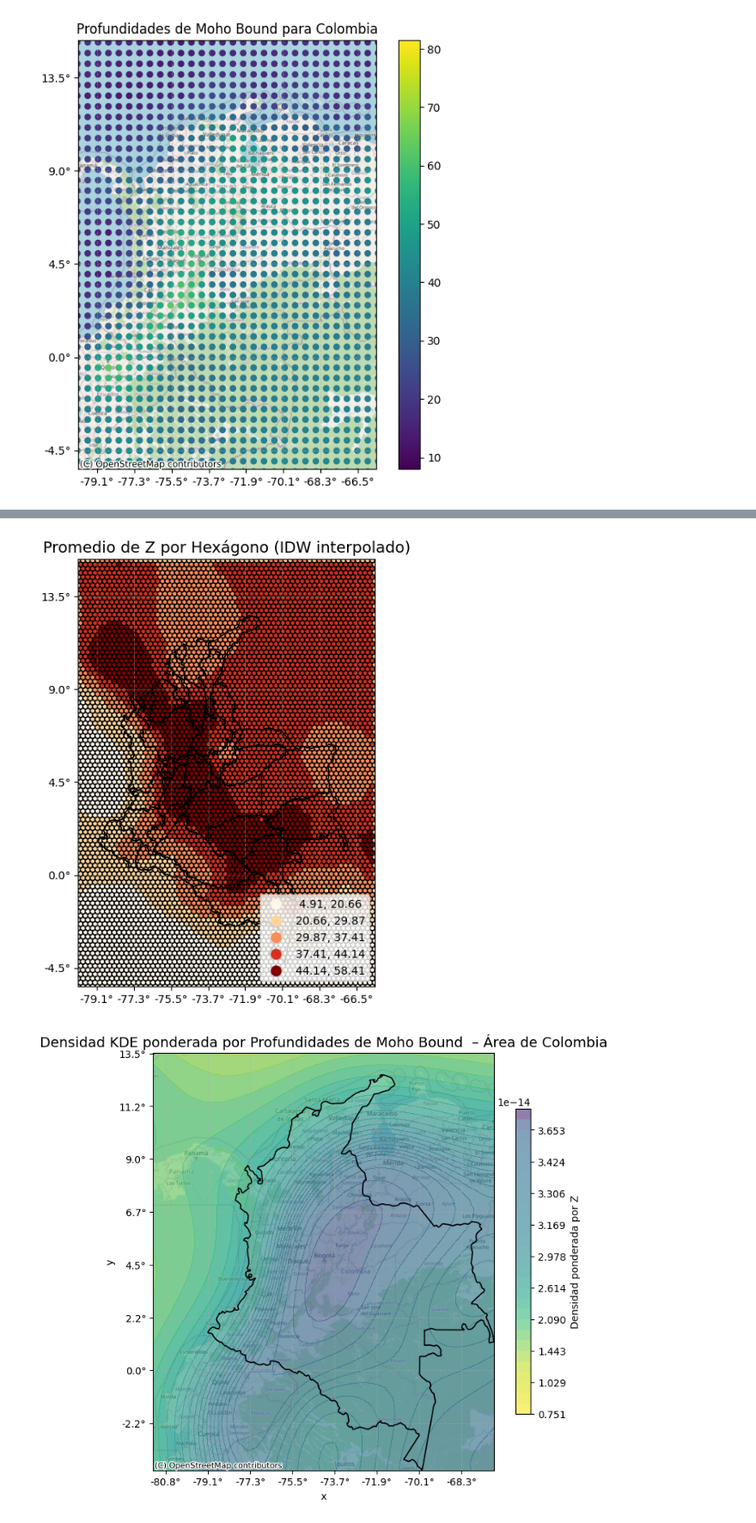
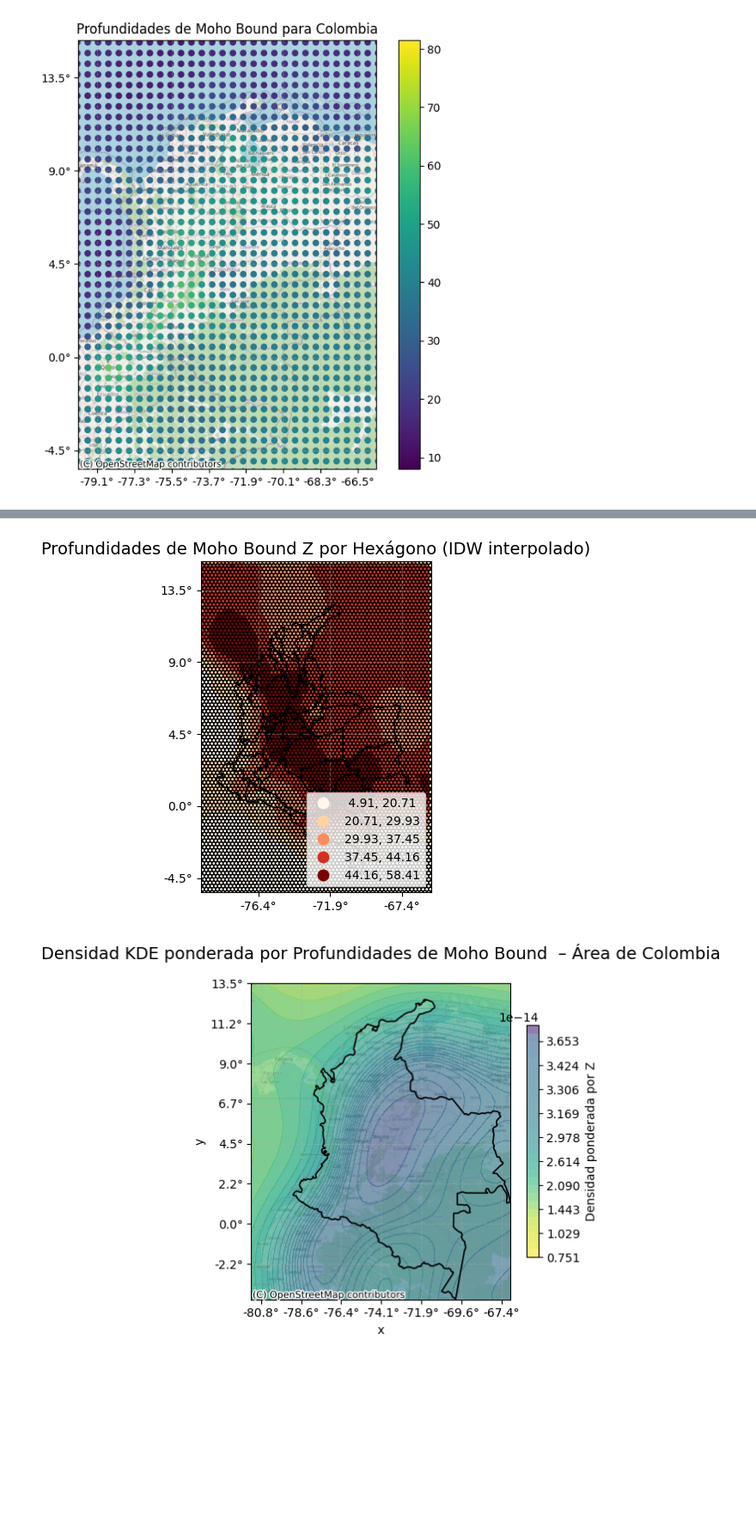
Before and after one commit to Santiagocruz97/AGE, a Jupyter notebook: Codigo/Corteza.ipynb, the cells around one changed output, grey strips where cells are left out. Shown at 86% size. Cells and saved outputs as stored; diff of their text form; code cells hidden in the pictures; blank space fills up the shorter version.

```diff
--- a/Codigo/Corteza.ipynb
+++ b/Codigo/Corteza.ipynb
@@ -81,7 +81,7 @@ def mercator_to_lon(x, _): return f"{x * 180 / 20037508.34:.1f}°"
 def mercator_to_lat(y, _): return f"{y * 180 / 20037508.34:.1f}°"
 
 # Crear figura y eje
-fig, ax = plt.subplots(1, figsize=(7, 7))
+fig, ax = plt.subplots(1, figsize=(5, 5))
 
 # Mapa tipo choropleth
 departamentos.plot(
@@ -151,7 +151,7 @@ def mercator_to_lon(x, _): return f"{x * 180 / 20037508.34:.1f}°"
 def mercator_to_lat(y, _): return f"{y * 180 / 20037508.34:.1f}°"
 
 # Crear figura y eje
-fig, ax = plt.subplots(1, figsize=(7, 7))
+fig, ax = plt.subplots(1, figsize=(5, 5))
 
 # Mapa tipo choropleth
 municipios.plot(
@@ -245,7 +245,7 @@ municipios_interp = gpd.GeoDataFrame.from_features(stats)
 municipios_interp.rename(columns={"mean": "Z_promedio"}, inplace=True)
 
 # Crear gráfico
-fig, ax = plt.subplots(1, figsize=(7, 7))
+fig, ax = plt.subplots(1, figsize=(5, 5))
 municipios_interp.plot(
     column='Z_promedio',
     cmap='OrRd',
@@ -350,7 +350,7 @@ hex_interp = gpd.GeoDataFrame.from_features(stats)
 hex_interp.rename(columns={"mean": "Z_promedio"}, inplace=True)
 
 # === 7. Visualizar el resultado ===
-fig, ax = plt.subplots(figsize=(7, 7))
+fig, ax = plt.subplots(figsize=(5, 5))
 hex_interp.plot(
     column='Z_promedio',
     cmap='OrRd',
@@ -378,7 +378,7 @@ departamentos.boundary.plot(ax=ax, edgecolor='black', linewidth=1, linestyle='-'
 plt.title("Profundidades de Moho Bound Z por Hexágono (IDW interpolado)", fontsize=14)
 plt.show()
 # %% [output]
-[figure, old version]
+[figure, new version]
 # %%
 import geopandas as gpd
 import matplotlib.pyplot as plt
@@ -405,7 +405,7 @@ df = pd.DataFrame({
 })
 
 # === 5. Crear figura ===
-fig, ax = plt.subplots(figsize=(7, 7))
+fig, ax = plt.subplots(figsize=(5, 5))
 
 # KDE ponderada por Z
 kde = sns.kdeplot(
@@ -418,35 +418,35 @@ kde = sns.kdeplot(
     bw_adjust=0.6,
     levels=30,
     ax=ax
 )
 
 # Añadir contorno de Colombia
 colombia.boundary.plot(ax=ax, edgecolor='black', linewidth=1.2)
 
 # === 6. Coordenadas en grados ===
 def mercator_to_lon(x, _): return f"{x * 180 / 20037508.34:.1f}°"
 def mercator_to_lat(y, _): return f"{y * 180 / 20037508.34:.1f}°"
 ax.xaxis.set_major_formatter(FuncFormatter(mercator_to_lon))
 ax.yaxis.set_major_formatter(FuncFormatter(mercator_to_lat))
 ax.grid(True, linestyle="--", alpha=0.4)
 
 # === 7. Centrar el mapa en Colombia ===
 bounds = colombia.total_bounds
 ax.set_xlim(bounds[0], bounds[2])
 ax.set_ylim(bounds[1], bounds[3])
 
 # === 8. Añadir barra de color ===
 # Seaborn no expone el mapeo de color directamente, por eso usamos la imagen como workaround
 ctx.add_basemap(ax, source=ctx.providers.OpenStreetMap.Mapnik, crs='EPSG:3857')
 mappable = ax.collections[0]
 cbar = plt.colorbar(mappable, ax=ax, shrink=0.7, label="Densidad ponderada por Z")
 
 # === 9. Estética final ===
-plt.title("Densidad KDE ponderada por Profundidades de Moho Bound  – Área de Colombia", fontsize=14)
+plt.title("Densidad KDE ponderada por Profundidades de Moho Bound  – Área de Colombia", fontsize=14, pad=20)
 plt.tight_layout()
 plt.show()
 # %% [output]
-[figure, old version]
+[figure, new version]
 # %%
 import geopandas as gpd
 import pandas as pd
```
Also changed, not shown: parts of 4 cells of this notebook, 2 other files.
